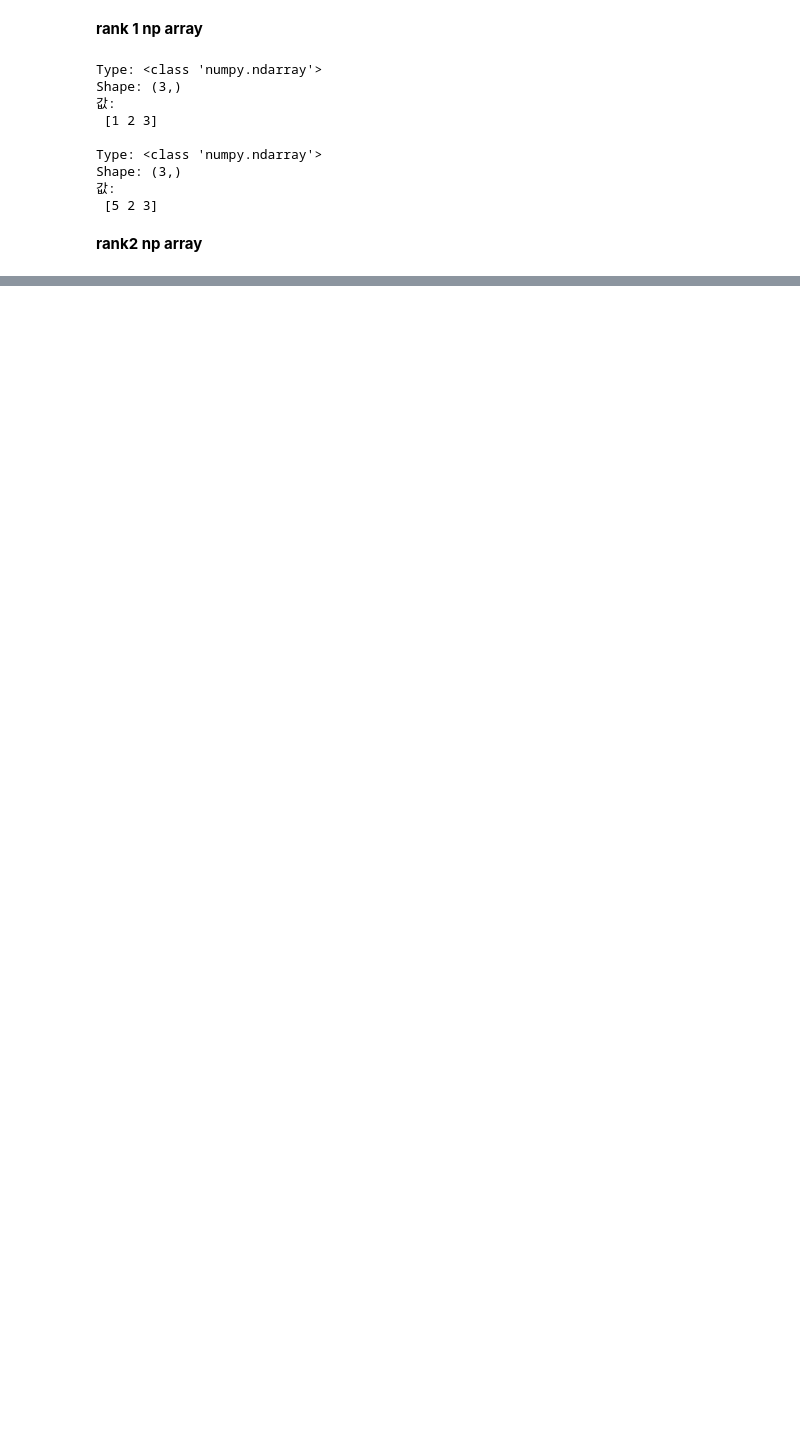
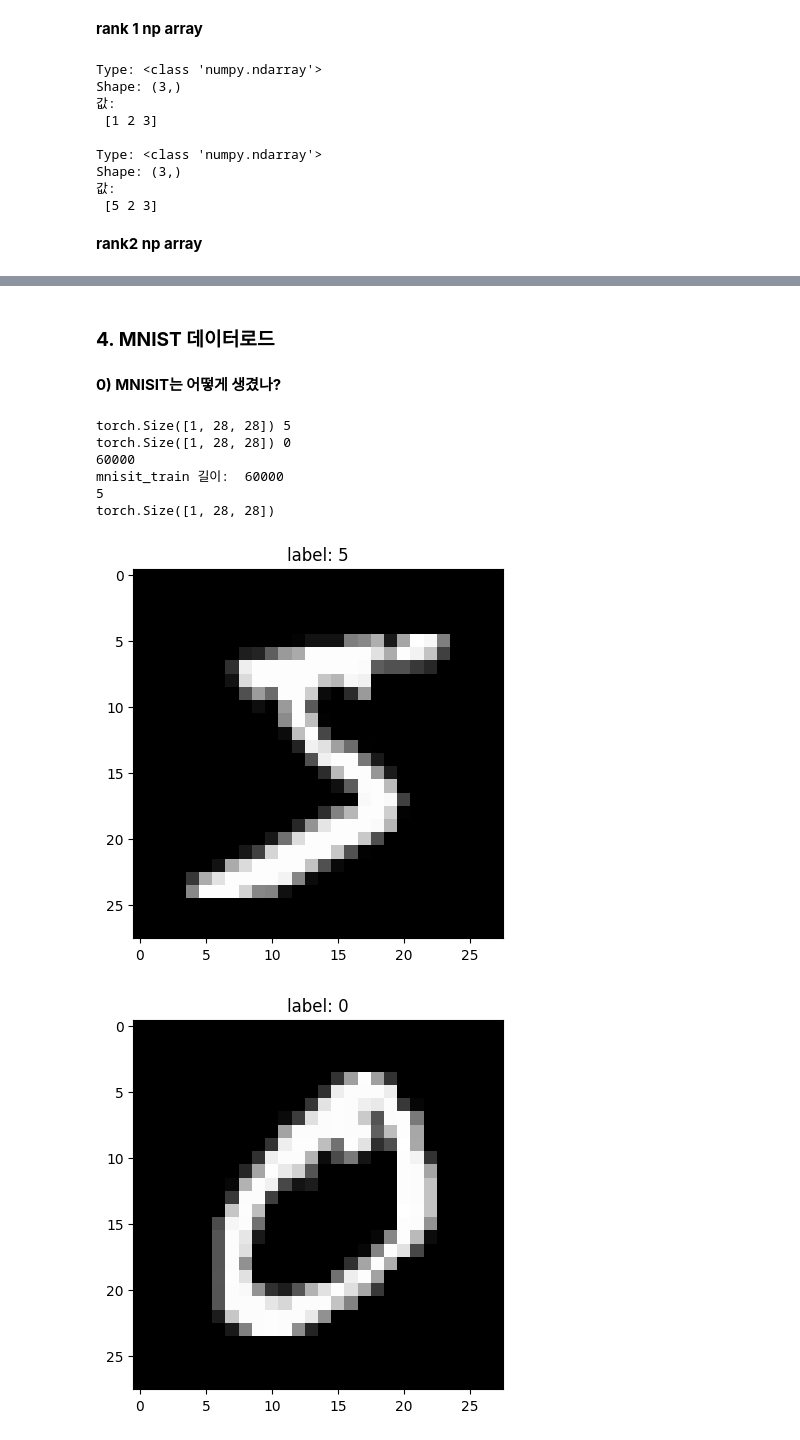
Before and after one commit to TaekGwonNam/2024.VAI, a Jupyter notebook: ec00.ipynb, the cells around one changed output, grey strips where cells are left out. Drawn from its saved outputs; the diff is of its cells as text; code cells hidden in the pictures; blank space fills up the shorter version.

```diff
--- a/ec00.ipynb
+++ b/ec00.ipynb
@@ -33,0 +537,2 @@ Shape: (3,)
+# %% [markdown]
+### **4. MNIST 데이터로드**
@@ -33,0 +546,33 @@ Shape: (3,)
+# %% [markdown]
+**0) MNISIT는 어떻게 생겼나?**
+# %%
+mnisti_train=dset.MNIST("", train=True, transform=transforms.ToTensor(),
+                        target_transform=None, download=True)
+
+image, label = mnisti_train.__getitem__(0)
+print(image.size(), label)
+
+image, label = mnisti_train[1]
+print(image.size(), label)
+
+print(mnisti_train.__len__())
+print("mnisit_train 길이: ", len(mnisti_train))
+
+print(mnisti_train[0][1])
+print(mnisti_train[0][0].size())
+
+
+for i in range(3):
+  img = mnisti_train[i][0].numpy()
+  plt.title("label: %d" %mnisti_train[i][1])
+  plt.imshow(img[0], cmap='gray')
+  plt.show()
+# %% [output]
+torch.Size([1, 28, 28]) 5
+torch.Size([1, 28, 28]) 0
+60000
+mnisit_train 길이:  60000
+5
+torch.Size([1, 28, 28])
+[figure, added]
+[figure, added]
```
Also changed, not shown: parts of 67 cells of this notebook.
